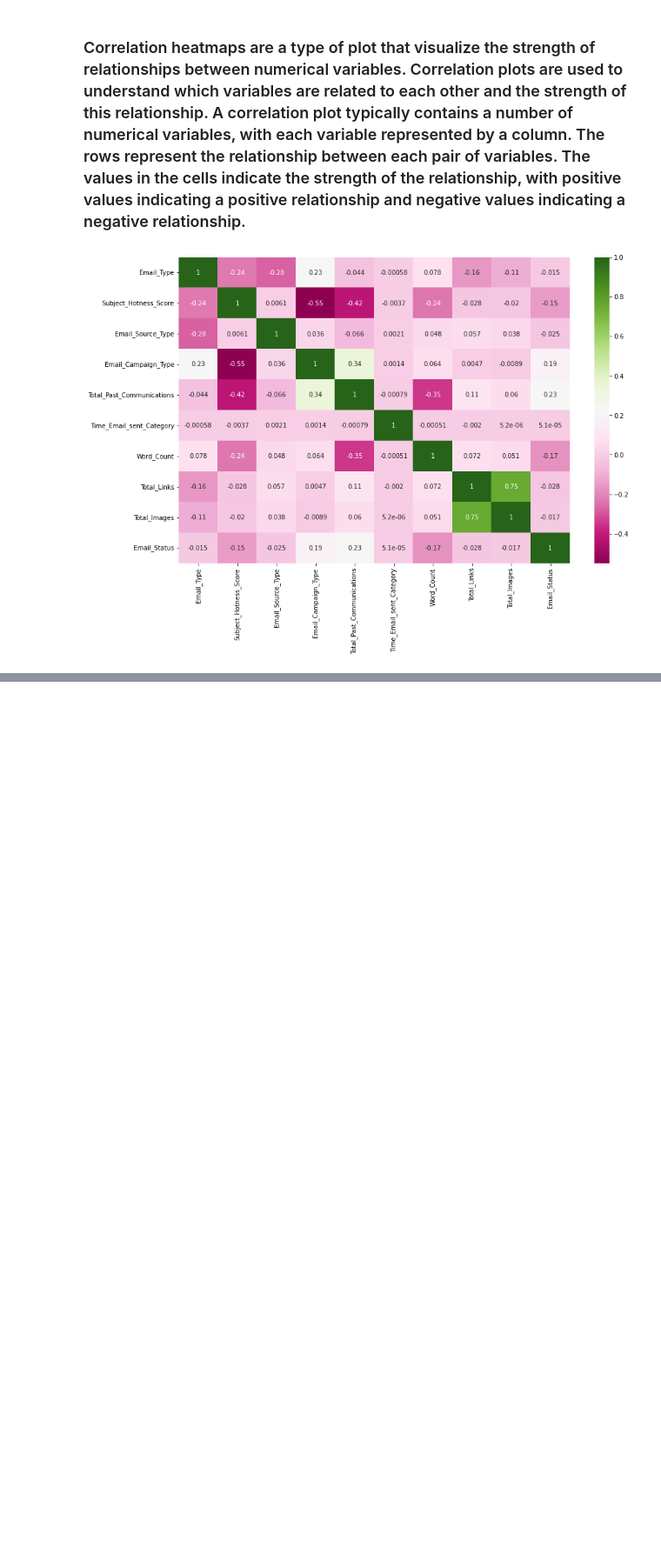
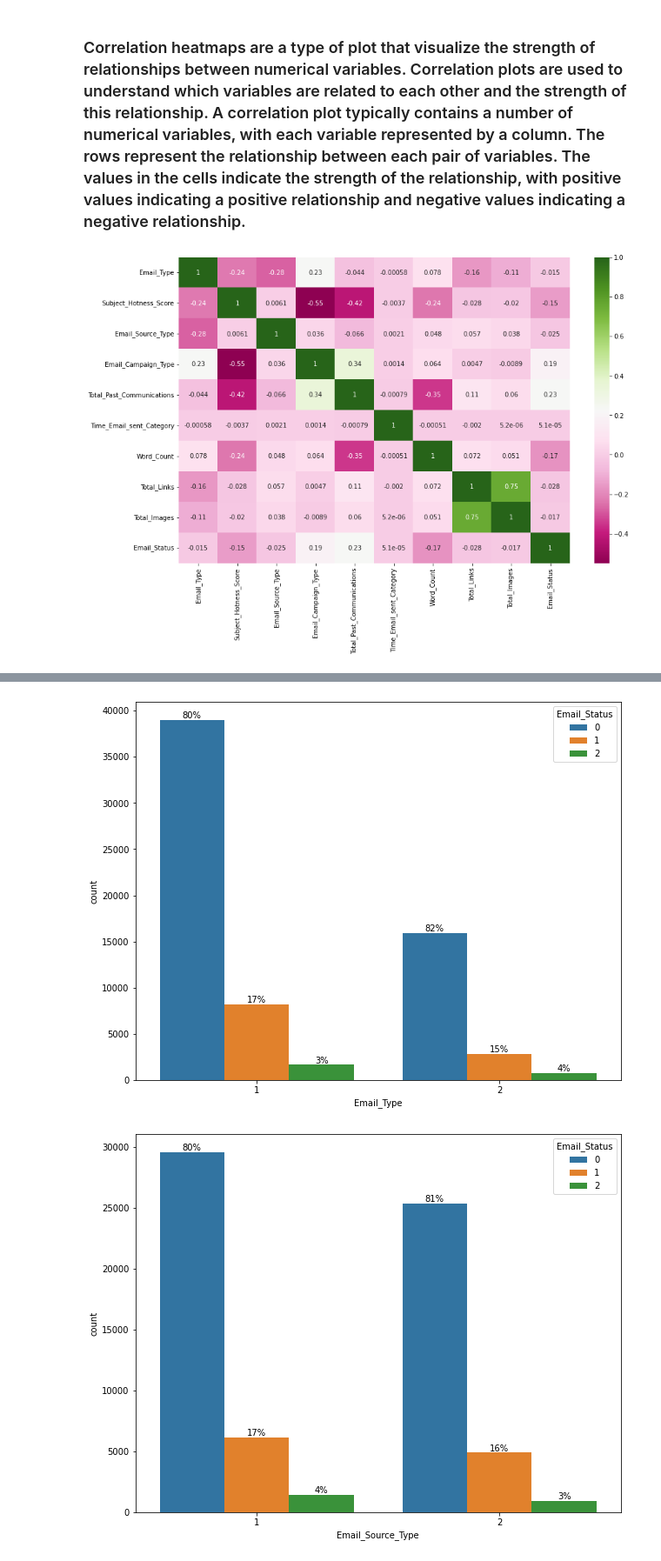
Before and after one commit to Dany511/Email-Campaign-Effectiveness-Prediction, a Jupyter notebook: Email_Campaign_Capstone.ipynb, the cells around one changed output, grey strips where cells are left out. Shown at 87% size. Drawn from its saved outputs; the diff is of its cells as text; code cells hidden in the pictures; blank space fills up the shorter version.

```diff
--- a/Email_Campaign_Capstone.ipynb
+++ b/Email_Campaign_Capstone.ipynb
@@ -209,0 +220,25 @@ plt.show()
+# %%
+# Create a list of all the categorical features in the dataset
+categorical_columns=['Email_Type','Email_Source_Type','Email_Campaign_Type','Time_Email_sent_Category']
+# %%
+# loop through numerical_columns and axes
+for i,col in enumerate(categorical_columns):
+  plt.figure(figsize=(10,8))
+  ax=sns.countplot(x=df[col], hue=df["Email_Status"]) # using seaborn's countplot for visualization
+  unique = len([x for x in df[col].unique() if x==x])
+  bars = ax.patches
+  # Iterate through the unique list
+  for i in range(unique):
+      catbars=bars[i:][::unique]
+      #get height
+      total = sum([x.get_height() for x in catbars])
+      #print percentage
+      for bar in catbars:
+        ax.text(bar.get_x()+bar.get_width()/2.,
+                    bar.get_height(),
+                    f'{bar.get_height()/total:.0%}',
+                    ha="center",va="bottom")
+  plt.show()
+# %% [output]
+[figure, added]
+[figure, added]
```
Also changed, not shown: parts of 18 cells of this notebook.
